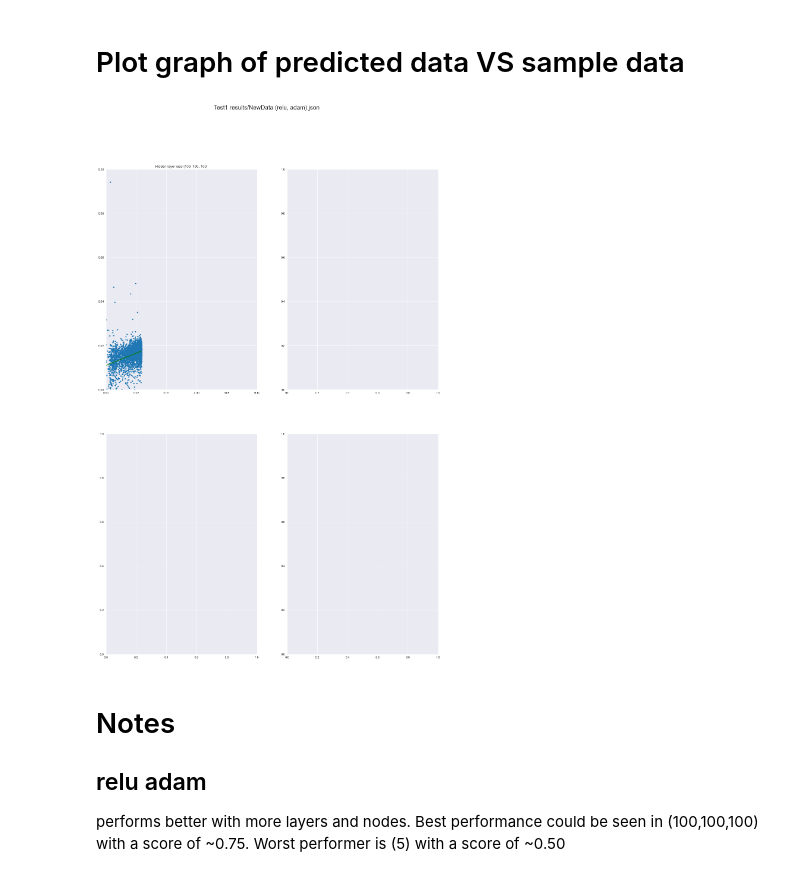
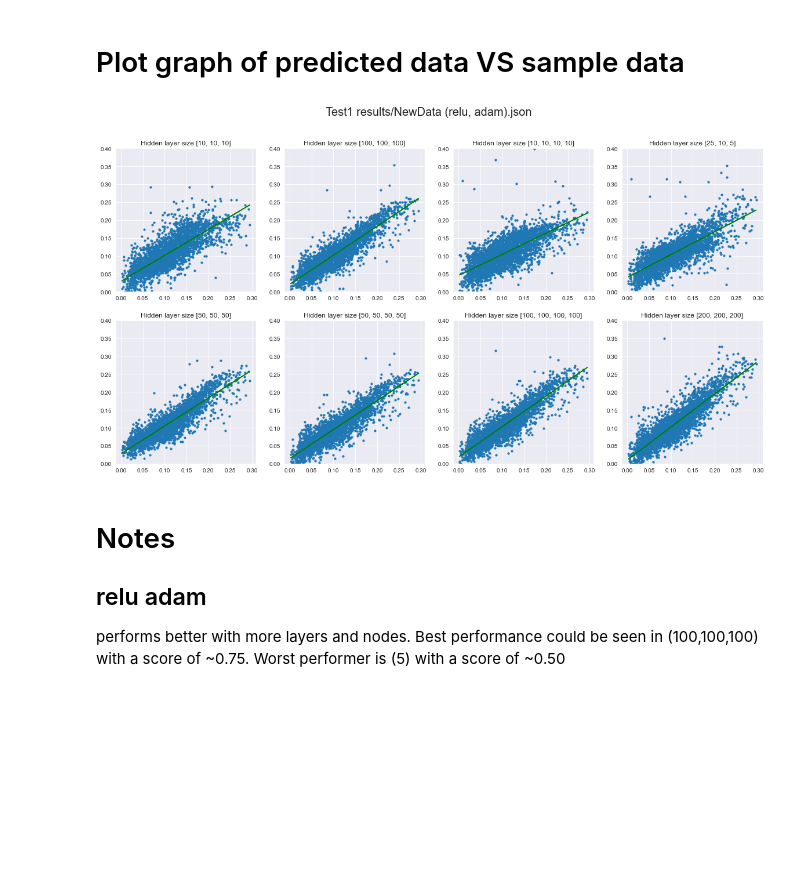
Before and after one commit to NiwEoj/Dr-Soo-ML, a Jupyter notebook: First ML/First ML.ipynb, the cells around one changed output. Drawn from its saved outputs; the diff is of its cells as text; code cells hidden in the pictures; blank space fills up the shorter version.

```diff
--- a/First ML/First ML.ipynb
+++ b/First ML/First ML.ipynb
@@ -43,7 +43,7 @@ if (n <= int(len(df)/bsize)) & (n > 0):
 
 
     for i in range(n):
-        dataset[i] = df[(np.array(range(len(df))) % n == i) & (df.index < (bsize*n))]
+        dataset[i] = df[(np.array(range(len(df))) % (bnum:=int(len(df)/bsize)) == i) & (df.index < bnum*bsize)]
         dataset[i].reset_index(drop=True,inplace=True)
         datasetX[i] = pd.DataFrame(dataset[i][['dered_u','dered_g','dered_r','dered_i','dered_z']],columns = ['dered_u','dered_g','dered_r','dered_i','dered_z'])
         datasetY[i] = dataset[i]['z']
@@ -83,7 +83,7 @@ mlpfolder = 'MLP models and scalers 1'
 # list of hidden layer sizes. Each hidden layer size should be in the data type "tuple".
 # multiple hidden layer sizes can be put together in a List so that the code runs through all of them
 # i.e. [(1,1,1),(2,2),...]; for a single tuple, write [(20,20,20)]
-hddlsz = [(10,10,10)]
+hddlsz = [(10,10,10,10),(25,10,5),(50,50,50),(50,50,50,50),(100,100,100,100),(200,200,200)]
 #[(100,100,100),(100,100),(100),(50,50,50),(50,50),(50),(25,25,25),(25,25),(25),(10,10,10),(10,10),(10),(5,5,5),(5,5),(5)]
 
 
@@ -227,9 +196,9 @@ mdata = pd.read_json(fread)
 # %%
 # size of subplot (row*column must be >= number of different hidden layer size configurations)
 row = 2
-column = 2
+column = 4
 
-fig, ax = plt.subplots(row,column, figsize = (20,30))
+fig, ax = plt.subplots(row,column, figsize = (20,10))
 fig.suptitle(fread, fontsize = 20)
 n = 0
 a = sortHLS(mdata)
@@ -240,7 +209,7 @@ for i in range(row):
         if n < num:
             sns.histplot(data = mdata['Score'].loc[a[n]], binwidth = 0.05, fill = False, ax = ax[i,j])
             title = 'Hidden layer size ' + str(mdata['Hidden layer size'].loc[a[n][0]])
-            ax[i,j].set_title(title)
+            ax[i,j].set_title(title + '')
             ax[i,j].set_label('Coefficient of determination')
             ax[i,j].set_ylim(0,20)
             ax[i,j].set_xlim(0,1)
@@ -273,37 +249,37 @@ display(Mean)
 # %%
 # size of subplot
 row = 2
-column = 2
+column = 4
 
 # random state of mlp
 rdst = 33
 
 # training dataset of mlp
 Tdata = 0
 
-fig, ax = plt.subplots(row,column, figsize = (20,30))
+fig, ax = plt.subplots(row,column, figsize = (20,10))
 fig.suptitle(fread, fontsize = 20)
 n = 0
 a = sortHLS(mdata)
 num = len(a)
 crit = mdata[(mdata['Random state'] == rdst) & (mdata['Training data'] == ('dataset ' + str(Tdata)))]
 indx = crit.index
 
 for i in range(row):
     for j in range(column):
         if n < num:
             ax[i,j].scatter(crit.loc[indx[n], 'ytest data'], crit.loc[indx[n], 'ypredict'], s = 10)
             m, b = np.polyfit(crit.loc[indx[n], 'ytest data'], crit.loc[indx[n], 'ypredict'], 1)
             ax[i,j].plot(crit.loc[indx[n], 'ytest data'], m * np.array(crit.loc[indx[n], 'ytest data']) + b, color = 'green')
             title = 'Hidden layer size ' + str(mdata['Hidden layer size'].loc[indx[n]])
             ax[i,j].set_title(title)
-            ax[i,j].set_xlim(0,0.1)
-            ax[i,j].set_ylim(0,0.1)
+            #ax[i,j].set_xlim(0,0.1)
+            ax[i,j].set_ylim(0,0.4)
             n = n + 1
 
 plt.show()
 # %% [output]
-[figure, old version]
+[figure, new version]
 # %% [markdown]
 # Notes
 ## relu adam
```
Also changed, not shown: parts of 6 cells of this notebook.
